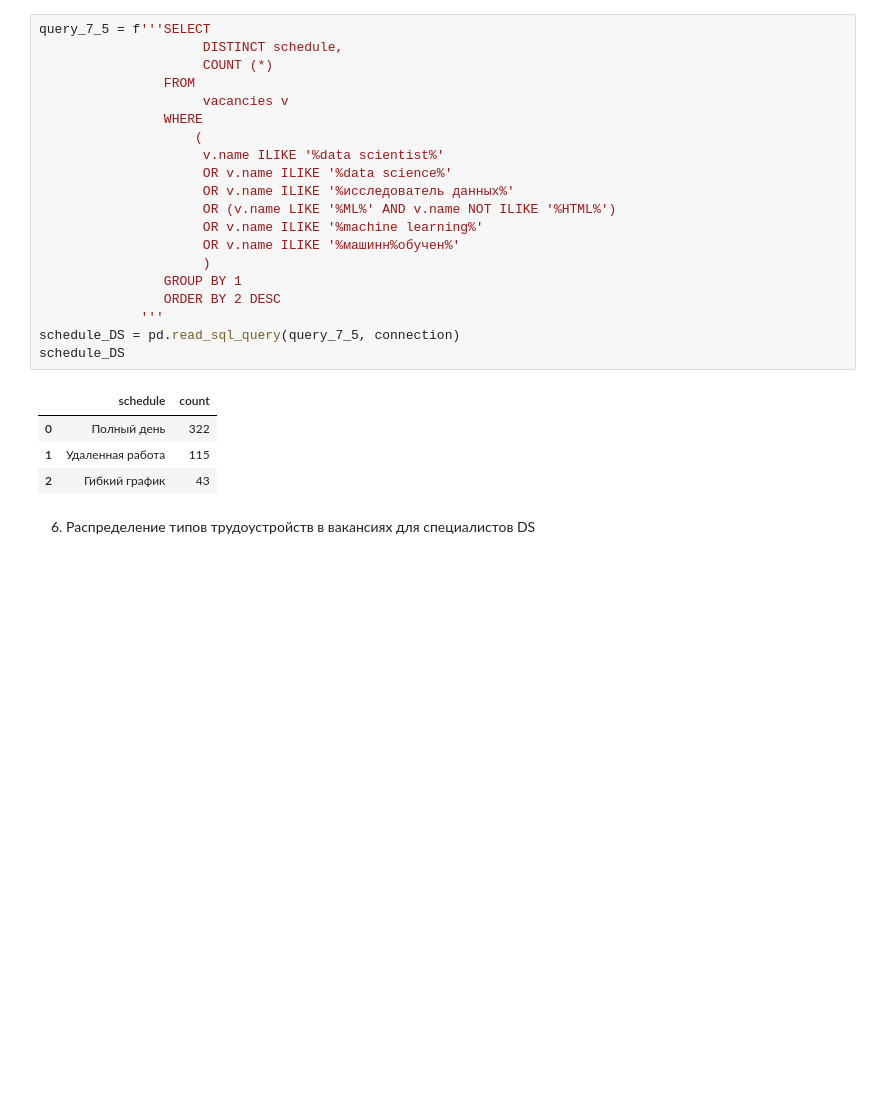
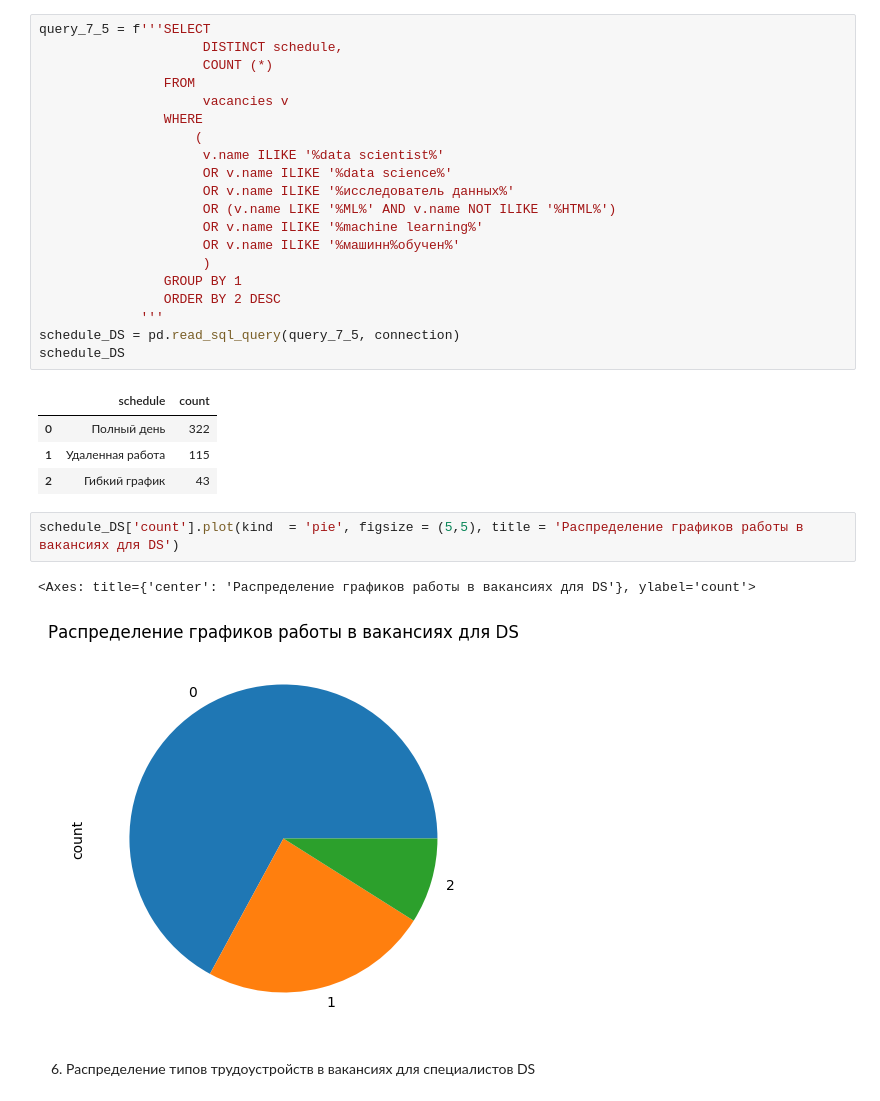
Before and after one commit to LNarnia/new_DS, a Jupyter notebook: Skillfactory/project2_анализ_вакансий/Project_2_Ноутбук_шаблон.ipynb, the cells around one changed output. Drawn from its saved outputs; the diff is of its cells as text; blank space fills up the shorter version.

```diff
--- a/Skillfactory/project2_анализ_вакансий/Project_2_Ноутбук_шаблон.ipynb
+++ b/Skillfactory/project2_анализ_вакансий/Project_2_Ноутбук_шаблон.ipynb
@@ -875,6 +913,11 @@ schedule_DS
 | 0 | Полный день | 322 |
 | 1 | Удаленная работа | 115 |
 | 2 | Гибкий график | 43 |
+# %%
+schedule_DS['count'].plot(kind  = 'pie', figsize = (5,5), title = 'Распределение графиков работы в вакансиях для DS')
+# %% [output]
+<Axes: title={'center': 'Распределение графиков работы в вакансиях для DS'}, ylabel='count'>
+[figure, added]
 # %% [markdown]
 6. Распределение типов трудоустройств в вакансиях для специалистов DS
 # %%
```
Also changed, not shown: parts of 9 cells of this notebook, 2 other files.
